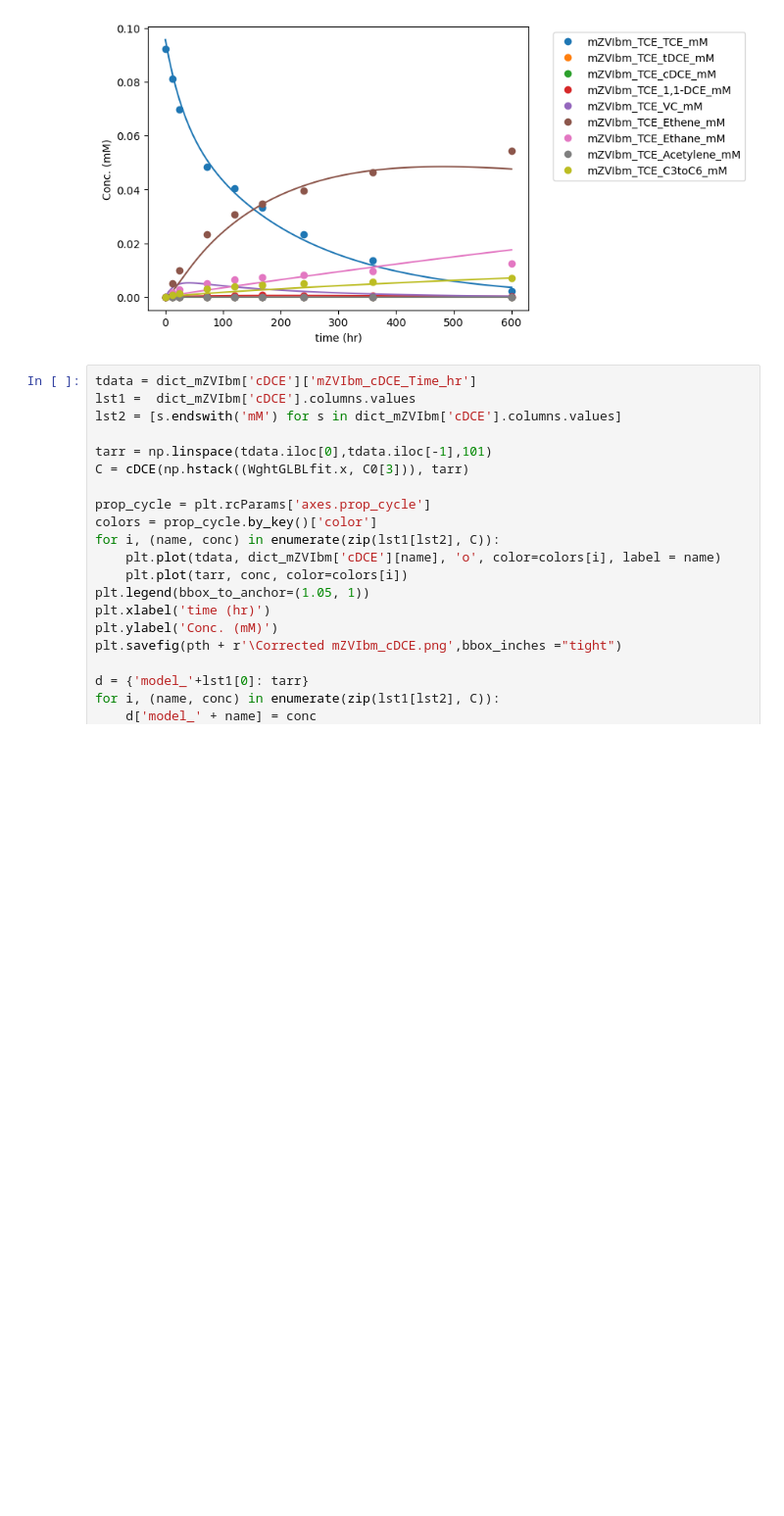
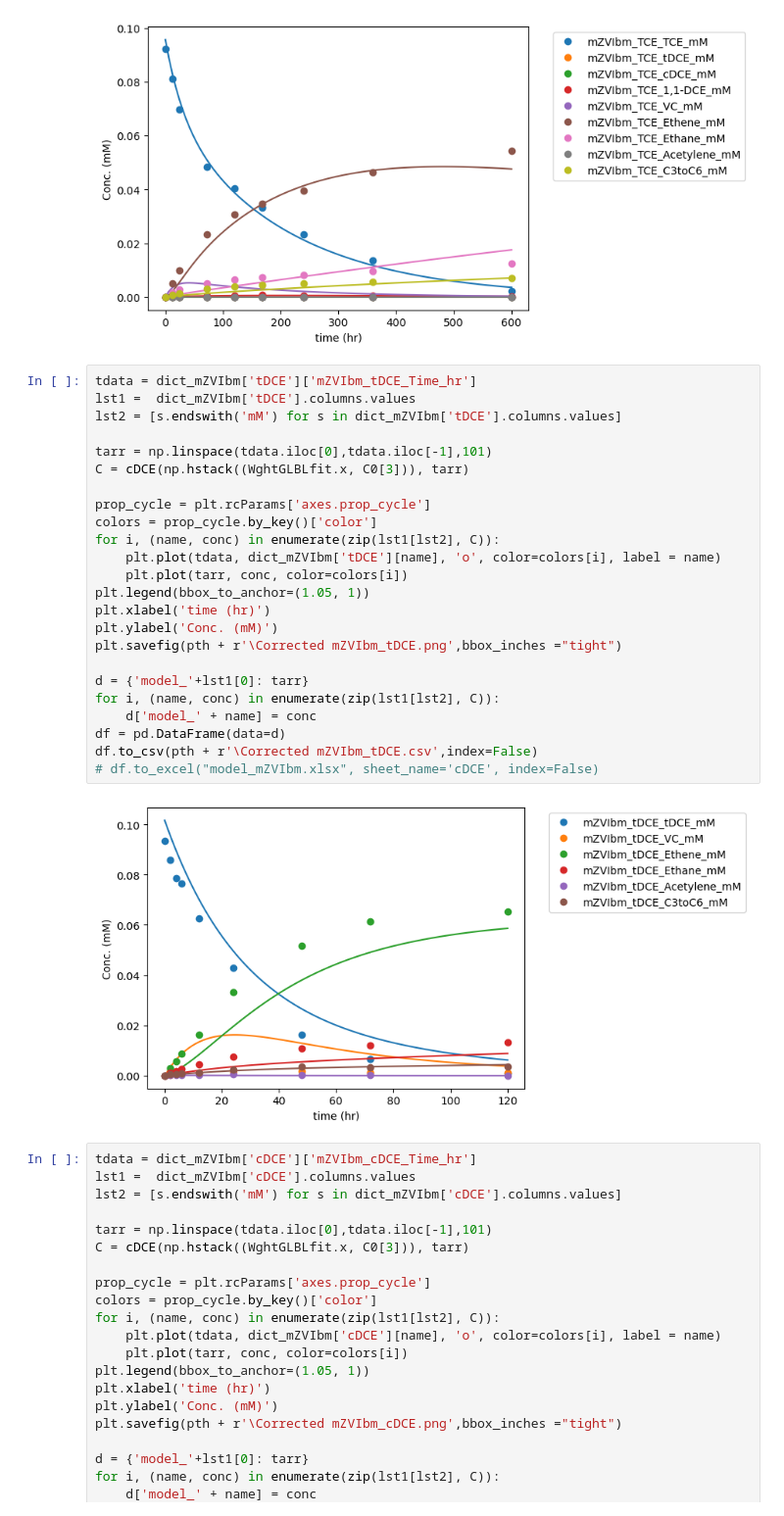
Before and after one commit to jbandstra-MNL/Global-Fitting, a Jupyter notebook: Reductive dechlorination of chlorinated ethenes_S_0_00.ipynb, the cells around one changed output. Shown at 98% size. Cells and saved outputs as stored; diff of their text form; blank space fills up the shorter version.

```diff
--- a/Reductive dechlorination of chlorinated ethenes_S_0_00.ipynb
+++ b/Reductive dechlorination of chlorinated ethenes_S_0_00.ipynb
@@ -1668,6 +1668,32 @@ df.to_csv(pth + r'\Corrected mZVIbm_TCE.csv',index=False)
 # df.to_excel("model_mZVIbm.xlsx", sheet_name='TCE', index=False)
 # %% [output]
 [figure]
+# %%
+tdata = dict_mZVIbm['tDCE']['mZVIbm_tDCE_Time_hr']
+lst1 =  dict_mZVIbm['tDCE'].columns.values
+lst2 = [s.endswith('mM') for s in dict_mZVIbm['tDCE'].columns.values]
+
+tarr = np.linspace(tdata.iloc[0],tdata.iloc[-1],101)
+C = cDCE(np.hstack((WghtGLBLfit.x, C0[3])), tarr)
+
+prop_cycle = plt.rcParams['axes.prop_cycle']
+colors = prop_cycle.by_key()['color']
+for i, (name, conc) in enumerate(zip(lst1[lst2], C)):
+    plt.plot(tdata, dict_mZVIbm['tDCE'][name], 'o', color=colors[i], label = name)
+    plt.plot(tarr, conc, color=colors[i])
+plt.legend(bbox_to_anchor=(1.05, 1))
+plt.xlabel('time (hr)')
+plt.ylabel('Conc. (mM)')
+plt.savefig(pth + r'\Corrected mZVIbm_tDCE.png',bbox_inches ="tight")
+
+d = {'model_'+lst1[0]: tarr}
+for i, (name, conc) in enumerate(zip(lst1[lst2], C)):
+    d['model_' + name] = conc
+df = pd.DataFrame(data=d)
+df.to_csv(pth + r'\Corrected mZVIbm_tDCE.csv',index=False)
+# df.to_excel("model_mZVIbm.xlsx", sheet_name='cDCE', index=False)
+# %% [output]
+[figure, added]
 # %%
 tdata = dict_mZVIbm['cDCE']['mZVIbm_cDCE_Time_hr']
 lst1 =  dict_mZVIbm['cDCE'].columns.values
```
